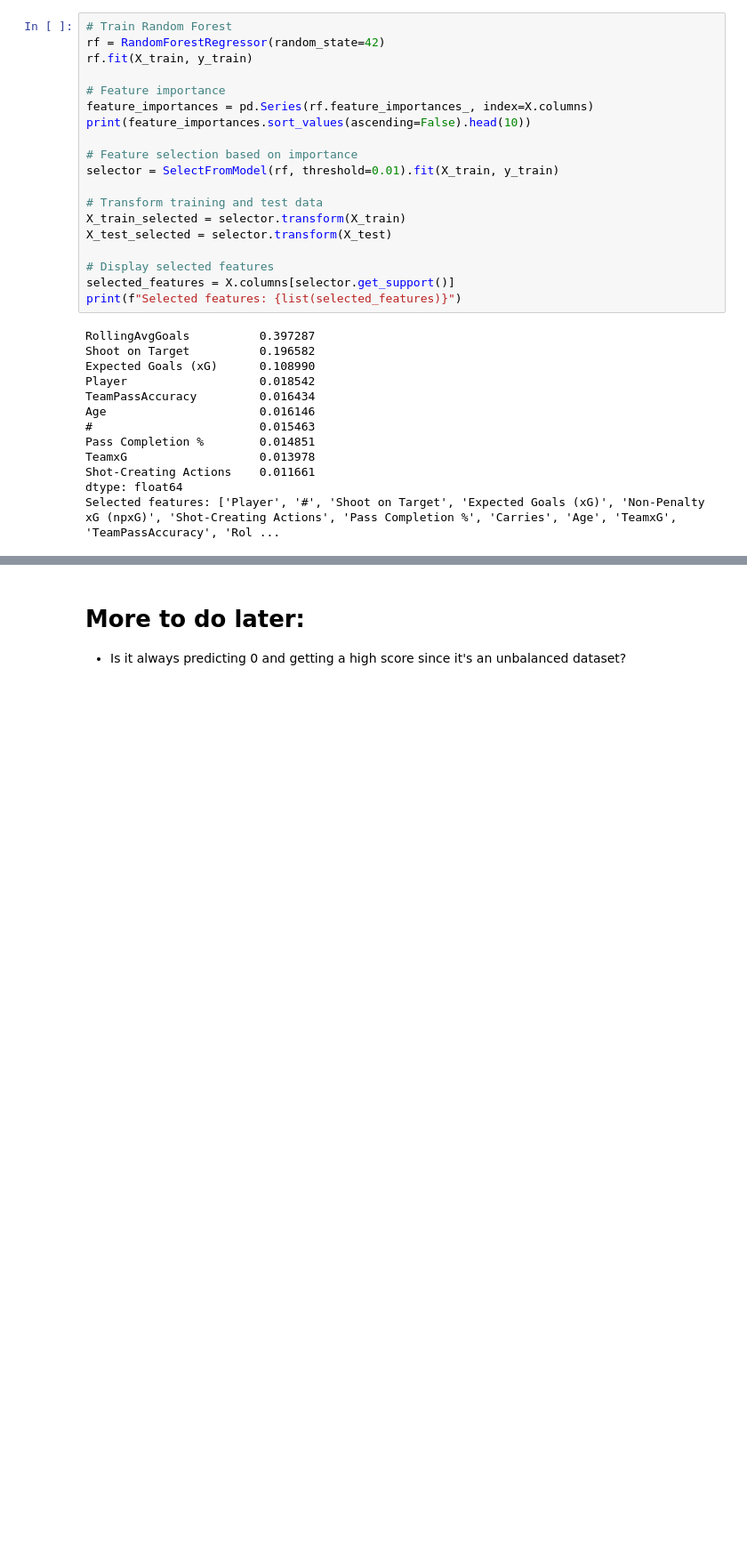
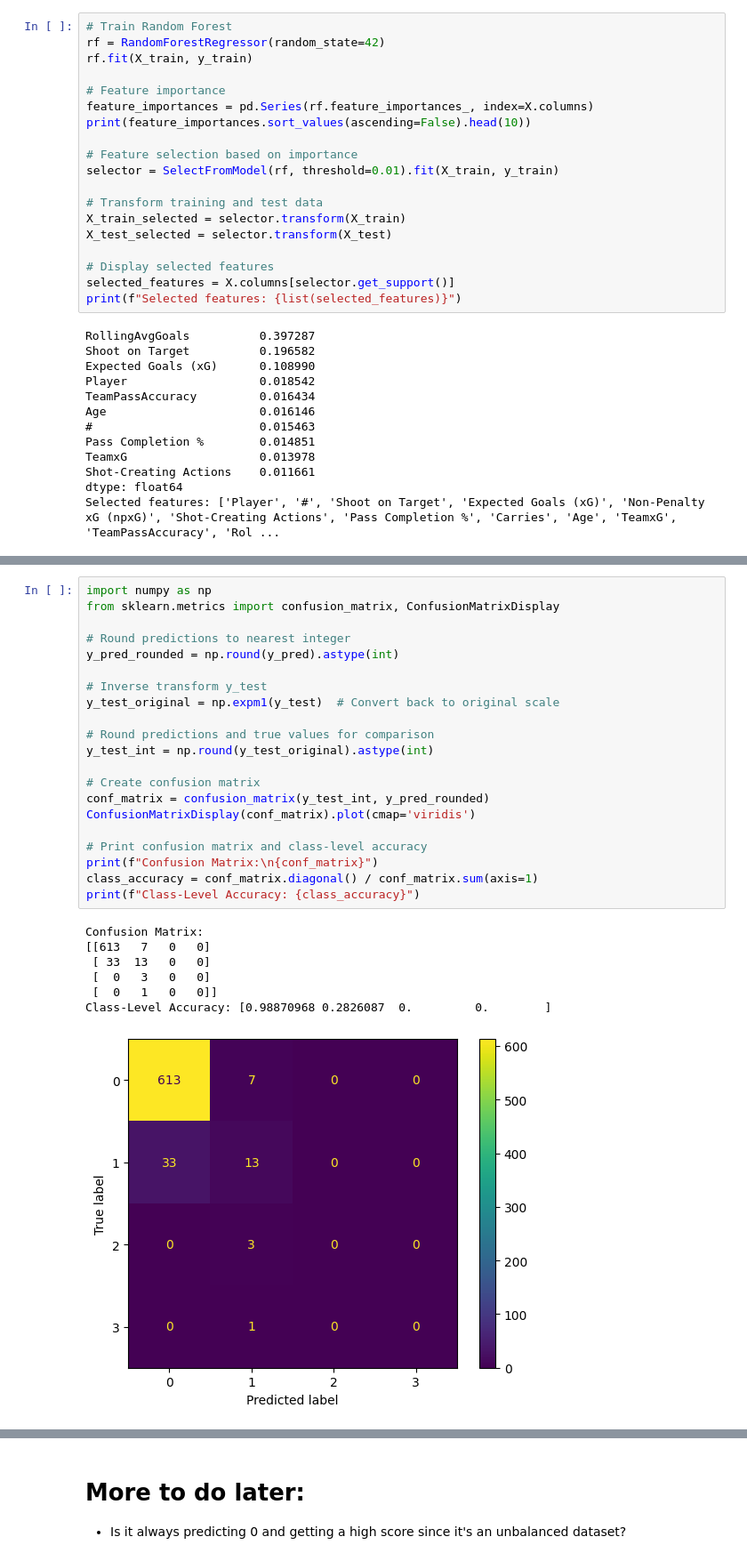
Before and after one commit to ericmckevitt/Premier-League-Goal-Prediction, a Jupyter notebook: prediction.ipynb, the cells around one changed output, grey strips where cells are left out. Shown: that part at 89% size. Drawn from its saved outputs; the diff is of its cells as text; blank space fills up the shorter version.

```diff
--- a/prediction.ipynb
+++ b/prediction.ipynb
@@ -120,0 +198,29 @@ Mean Squared Error: 0.041105223880597015
+# %%
+import numpy as np
+from sklearn.metrics import confusion_matrix, ConfusionMatrixDisplay
+
+# Round predictions to nearest integer
+y_pred_rounded = np.round(y_pred).astype(int)
+
+# Inverse transform y_test
+y_test_original = np.expm1(y_test)  # Convert back to original scale
+
+# Round predictions and true values for comparison
+y_test_int = np.round(y_test_original).astype(int)
+
+# Create confusion matrix
+conf_matrix = confusion_matrix(y_test_int, y_pred_rounded)
+ConfusionMatrixDisplay(conf_matrix).plot(cmap='viridis')
+
+# Print confusion matrix and class-level accuracy
+print(f"Confusion Matrix:\n{conf_matrix}")
+class_accuracy = conf_matrix.diagonal() / conf_matrix.sum(axis=1)
+print(f"Class-Level Accuracy: {class_accuracy}")
+# %% [output]
+Confusion Matrix:
+[[613   7   0   0]
+ [ 33  13   0   0]
+ [  0   3   0   0]
+ [  0   1   0   0]]
+Class-Level Accuracy: [0.98870968 0.2826087  0.         0.        ]
+[figure, added]
```
Also changed, not shown: parts of 26 cells of this notebook, 36 other files.
